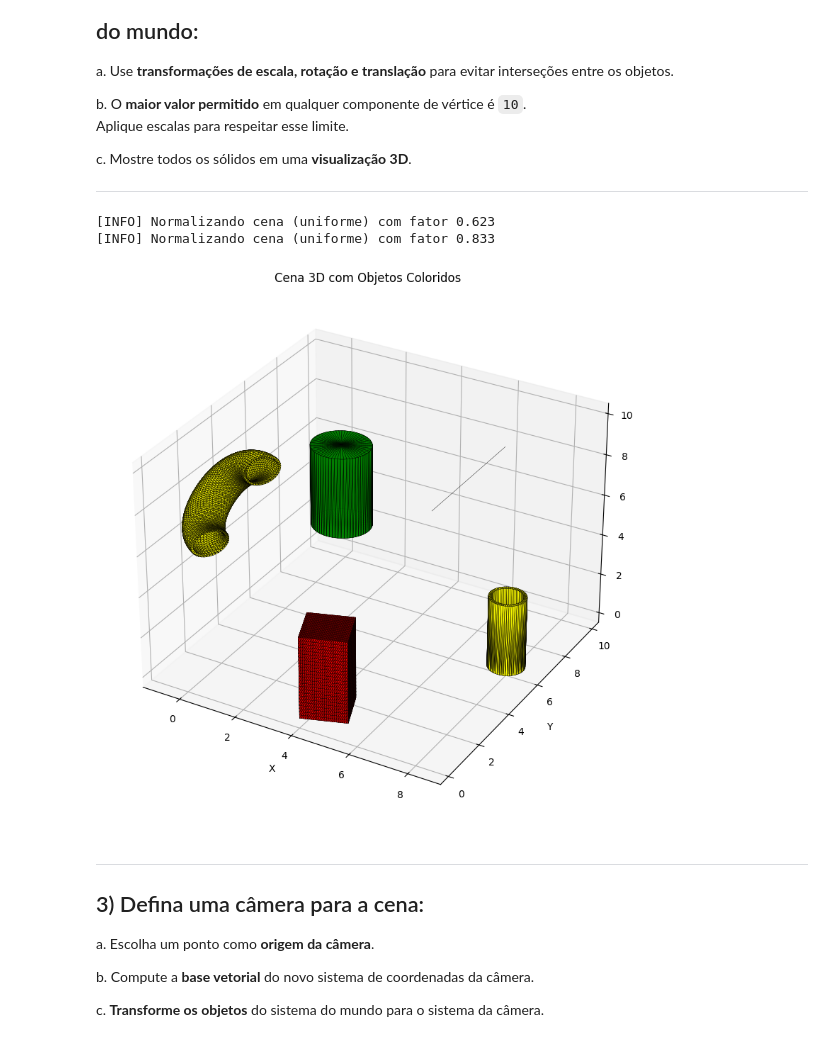
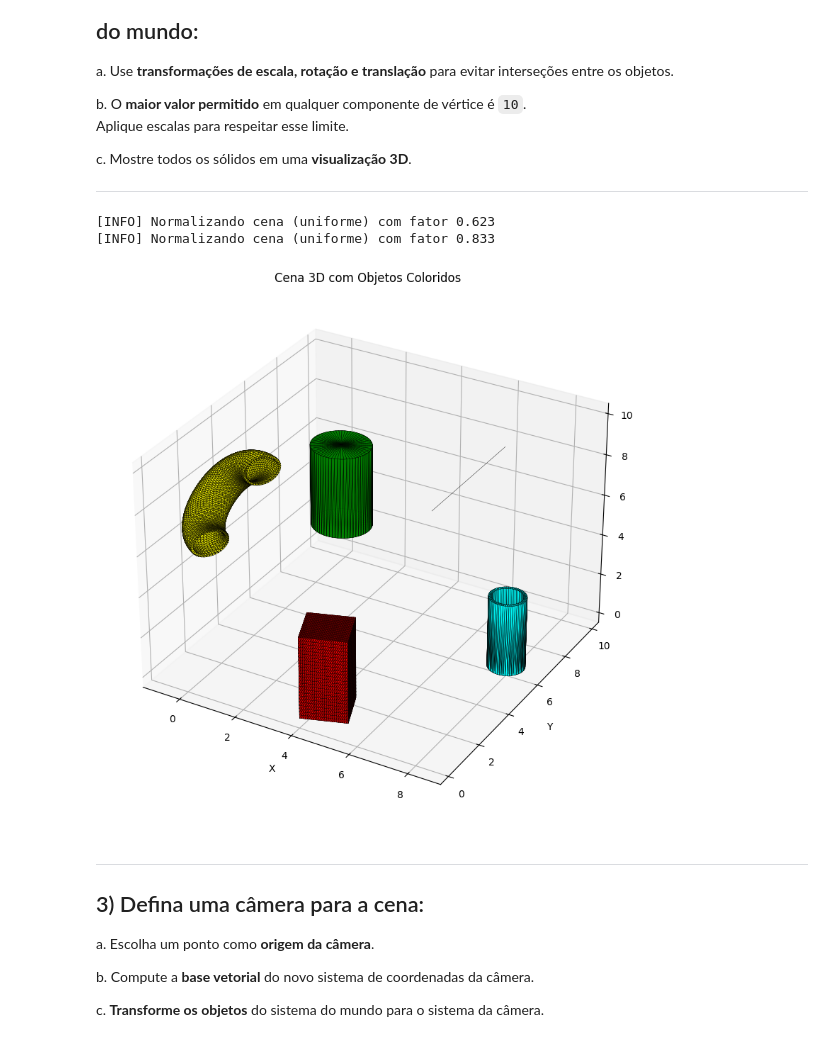
Before and after one commit to MabiuMoura/computa-o-grafica, a Jupyter notebook: main_scene.ipynb, the cells around one changed output. Drawn from its saved outputs; the diff is of its cells as text; code cells hidden in the pictures.

```diff
--- a/main_scene.ipynb
+++ b/main_scene.ipynb
@@ -179,35 +179,35 @@ reta.atribuir_faces()
 # 3. Unir todos os vértices e faces
 vertices_total = (
     cano_reto.vertices +
     cano_curvado.vertices +
     cilindro.vertices +
     paralelepipedo.vertices +
     reta.vertices
 )
 
 faces_total = (
     cano_reto.faces +
     cano_curvado.faces +
     cilindro.faces +
     paralelepipedo.faces +
     reta.faces
 )
 
 objetos = [
-    (cano_reto.vertices, cano_reto.faces, "yellow", "Cano Reto"),
+    (cano_reto.vertices, cano_reto.faces, "cyan", "Cano Reto"),
     (cano_curvado.vertices, cano_curvado.faces, "yellow", "Cano Curvado"),
     (cilindro.vertices, cilindro.faces, "green", "Cilindro"),
     (paralelepipedo.vertices, paralelepipedo.faces, "red", "Paralelepípedo"),
     (reta.vertices, reta.faces, "brown", "Reta")
 ]
 
 plotar_malhas_interativas(objetos, titulo="Cena 3D com Objetos Interativos")
 
 plotar_malhas_3d_multiplos(objetos, titulo="Cena 3D com Objetos Coloridos")
 # %% [output]
 [INFO] Normalizando cena (uniforme) com fator 0.623
 [INFO] Normalizando cena (uniforme) com fator 0.833
-[figure, old version]
+[figure, new version]
 # %% [markdown]
 ---
 
```
Also changed, not shown: parts of 4 cells of this notebook.
